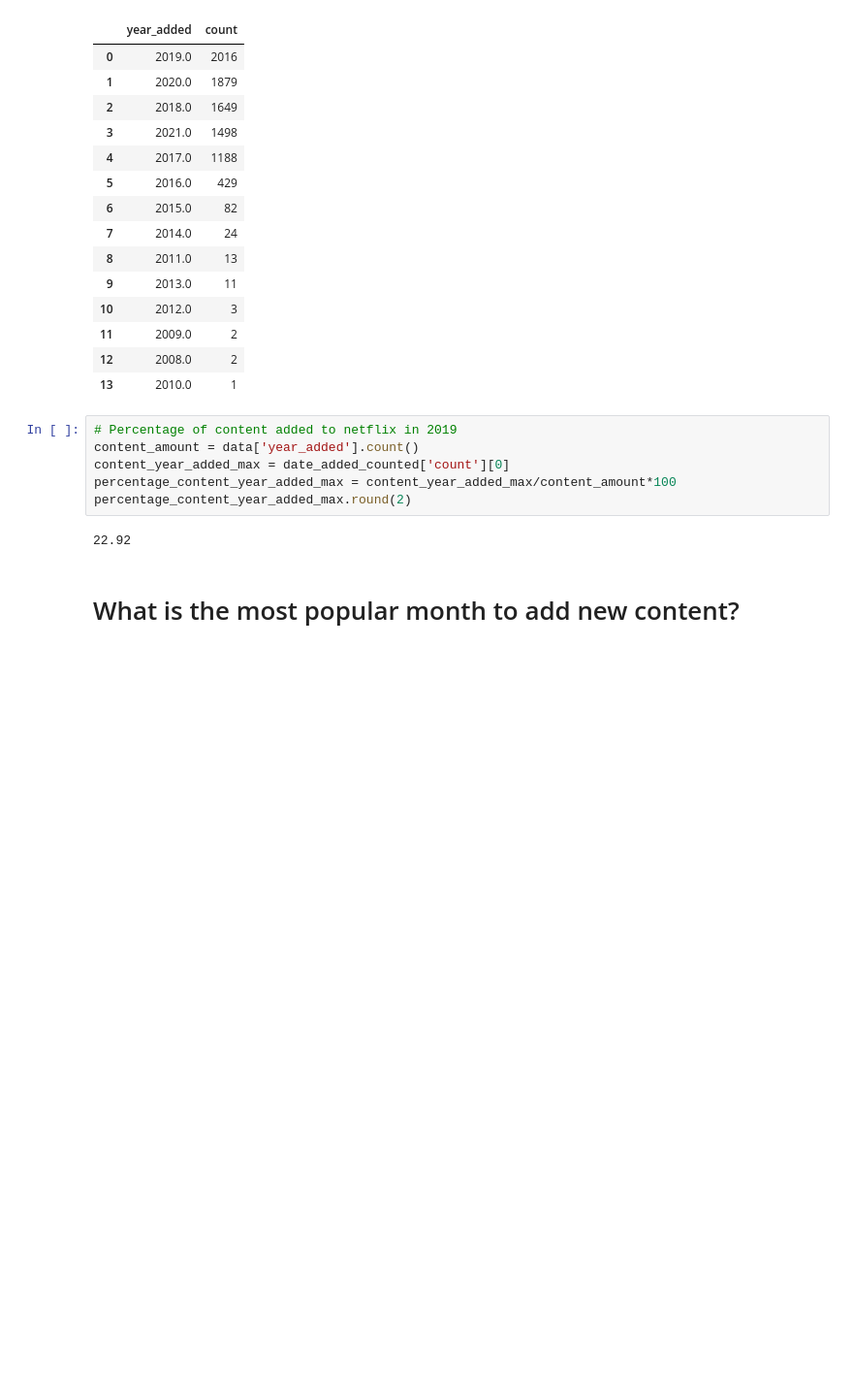
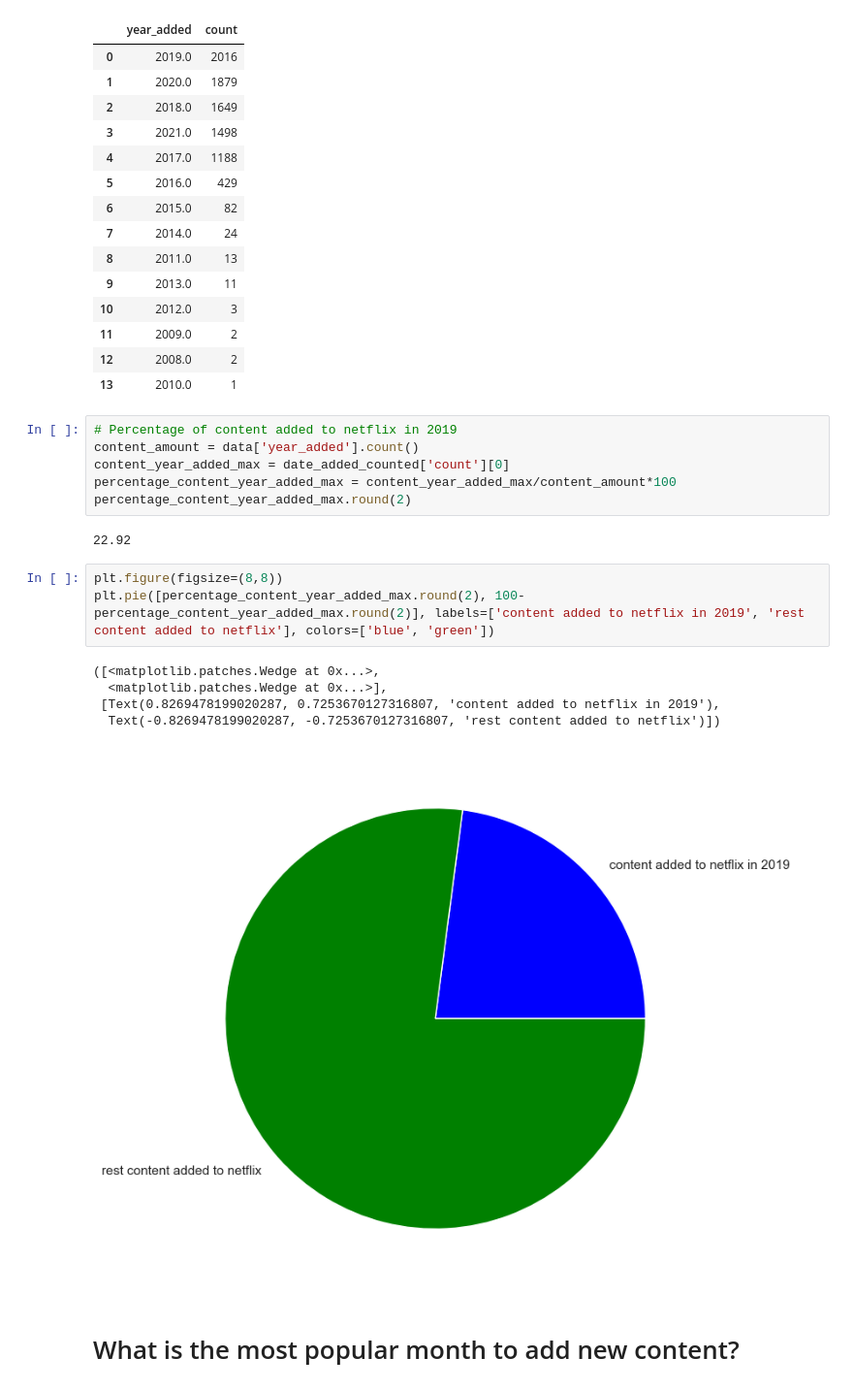
Before and after one commit to RadoslawMroz/netflix-titles-data-analysis, a Jupyter notebook: main.ipynb, the cells around one changed output. Shown at 97% size. Cells and saved outputs as stored; diff of their text form; blank space fills up the shorter version.

```diff
--- a/main.ipynb
+++ b/main.ipynb
@@ -109,6 +123,15 @@ percentage_content_year_added_max = content_year_added_max/content_amount*100
 percentage_content_year_added_max.round(2)
 # %% [output]
 22.92
+# %%
+plt.figure(figsize=(8,8))
+plt.pie([percentage_content_year_added_max.round(2), 100-percentage_content_year_added_max.round(2)], labels=['content added to netflix in 2019', 'rest content added to netflix'], colors=['blue', 'green'])
+# %% [output]
+([<matplotlib.patches.Wedge at 0x...>,
+  <matplotlib.patches.Wedge at 0x...>],
+ [Text(0.8269478199020287, 0.7253670127316807, 'content added to netflix in 2019'),
+  Text(-0.8269478199020287, -0.7253670127316807, 'rest content added to netflix')])
+[figure, added]
 # %% [markdown]
 # What is the most popular month to add new content?
 # %%
```
Also changed, not shown: parts of 7 cells of this notebook.
